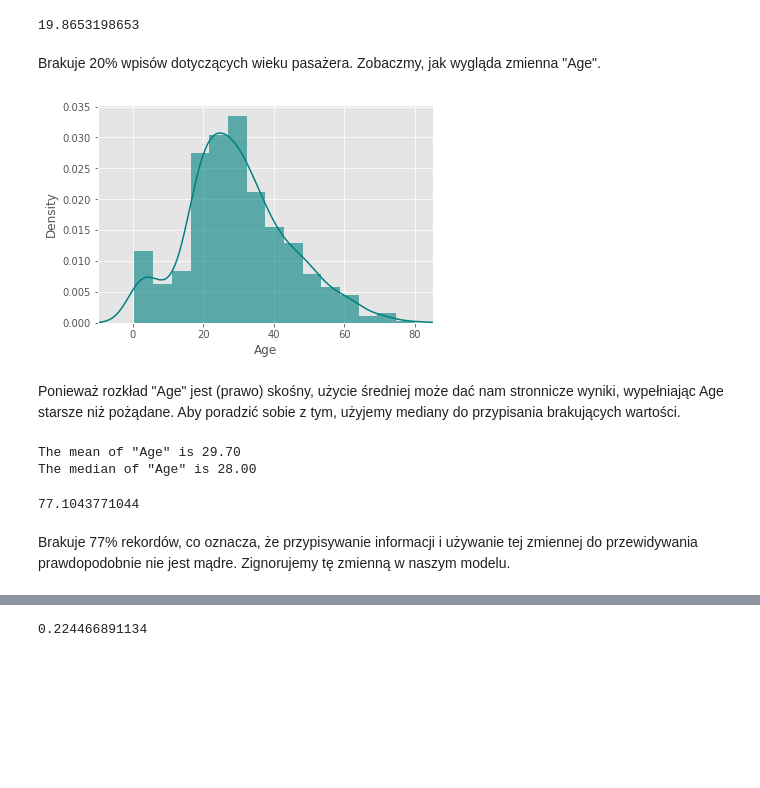
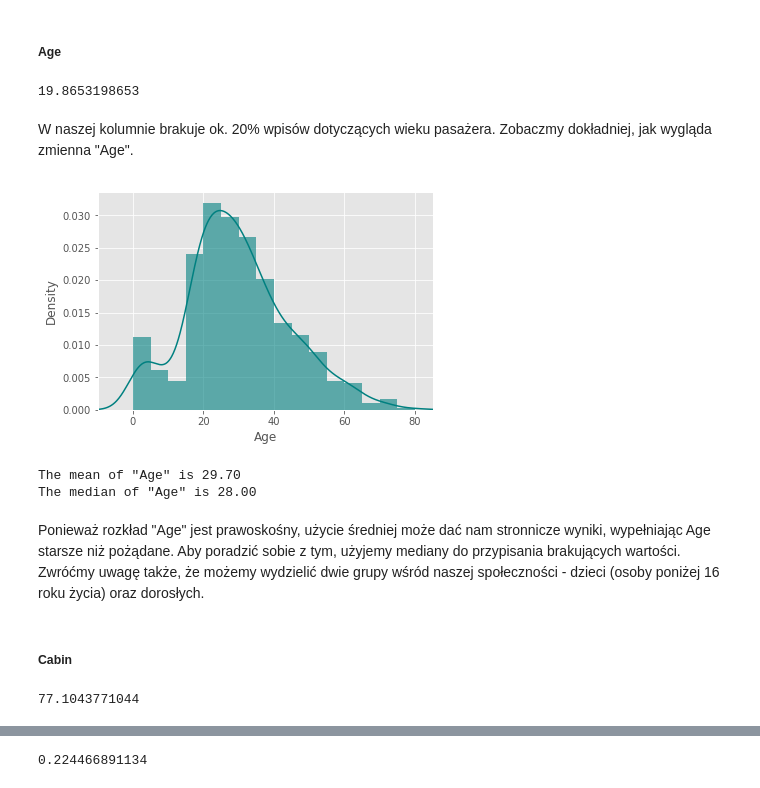
Before and after one commit to pfilo8/Dni-Matematyki-2018---Warsztaty-Gauss, a Jupyter notebook: Titanic.ipynb, the cells around one changed output, grey strips where cells are left out. Drawn from its saved outputs; the diff is of its cells as text; code cells hidden in the pictures; blank space fills up the shorter version.

Commit message:
Poprawki Titanica - wstepna analiza danych oraz data preprocessing.

```diff
--- a/Titanic.ipynb
+++ b/Titanic.ipynb
@@ -7,11 +11,9 @@ import seaborn as sns
 plt.style.use('ggplot')
 # %%
-# Read CSV train data file into DataFrame
-train_df = pd.read_csv("train.csv")
+# Read CSV data into DataFrame
+train_df = pd.read_csv("train.csv", index_col = 'PassengerId')
+test_df = pd.read_csv("test.csv", index_col = 'PassengerId')
 
-# Read CSV test data file into DataFrame
-test_df = pd.read_csv("test.csv")
-
-# preview train data
+# Preview train data
 train_df.head()
 # %% [output]
@@ -50,32 +81,33 @@ dtype: int64
+# %% [markdown]
+##### Age
 # %%
 # percent of missing "Age"
 print((train_df['Age'].isnull().sum()/train_df.shape[0])*100)
 # %% [output]
 19.8653198653
 # %% [markdown]
-Brakuje 20% wpisów dotyczących wieku pasażera. Zobaczmy, jak wygląda zmienna "Age".
+W naszej kolumnie brakuje ok. 20% wpisów dotyczących wieku pasażera. Zobaczmy dokładniej, jak wygląda zmienna "Age".
 # %%
-ax = train_df["Age"].hist(bins=15, density=True, stacked=True, color='teal', alpha=0.6)
+ax = train_df["Age"].hist(bins = np.arange(0, 85, 5), density = True, stacked = True, color='teal', alpha=0.6)
 train_df["Age"].plot(kind='density', color='teal')
 ax.set(xlabel='Age')
 plt.xlim(-10,85)
 plt.show()
+
+# mean age
+print('The mean of "Age" is %.2f' %(train_df["Age"].mean(skipna=True)))
+# median age
+print('The median of "Age" is %.2f' %(train_df["Age"].median(skipna=True)))
 # %% [output]
-[figure, old version]
+[figure, new version]
+The mean of "Age" is 29.70
+The median of "Age" is 28.00
 # %% [markdown]
-Ponieważ rozkład "Age" jest (prawo) skośny, użycie średniej może dać nam stronnicze wyniki, wypełniając Age starsze niż pożądane. Aby poradzić sobie z tym, użyjemy mediany do przypisania brakujących wartości.
+Ponieważ rozkład "Age" jest prawoskośny, użycie średniej może dać nam stronnicze wyniki, wypełniając Age starsze niż pożądane. Aby poradzić sobie z tym, użyjemy mediany do przypisania brakujących wartości. Zwróćmy uwagę także, że możemy wydzielić dwie grupy wśród naszej społeczności - dzieci (osoby poniżej 16 roku życia) oraz dorosłych.
-# %%
-# mean age
-print('The mean of "Age" is %.2f' %(train_df["Age"].mean(skipna=True)))
-# median age
-print('The median of "Age" is %.2f' %(train_df["Age"].median(skipna=True)))
-# %% [output]
-The mean of "Age" is 29.70
-The median of "Age" is 28.00
+# %% [markdown]
+##### Cabin
 # %%
 # percent of missing "Cabin"
 print((train_df['Cabin'].isnull().sum()/train_df.shape[0])*100)
 # %% [output]
 77.1043771044
-# %% [markdown]
-Brakuje 77% rekordów, co oznacza, że przypisywanie informacji i używanie tej zmiennej do przewidywania prawdopodobnie nie jest mądre. Zignorujemy tę zmienną w naszym modelu.
```
Also changed, not shown: parts of 41 cells of this notebook, 2 other files.
